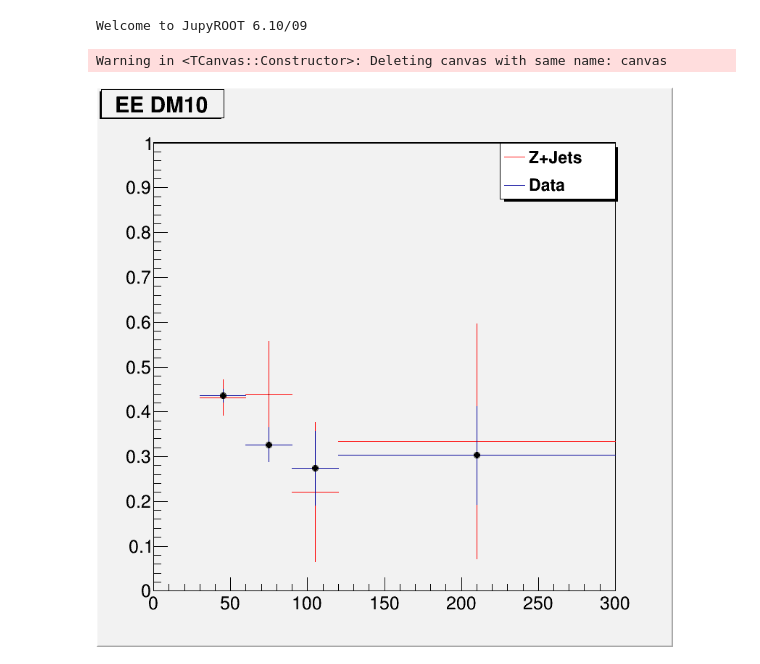
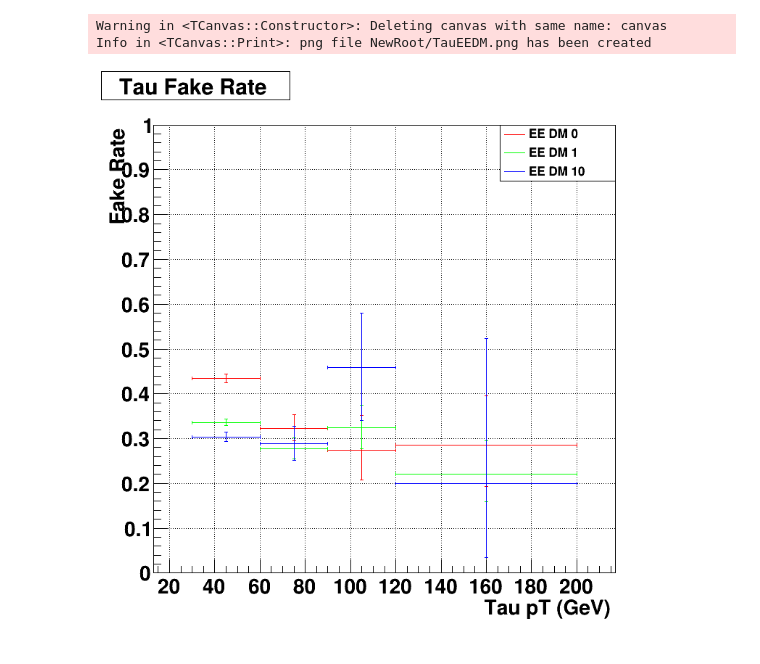
Before and after one commit to psiddire/UWHiggs, a Jupyter notebook: mmt/fakerate.ipynb, the cells around one changed output. Drawn from its saved outputs; the diff is of its cells as text; code cells hidden in the pictures.

```diff
--- a/mmt/fakerate.ipynb
+++ b/mmt/fakerate.ipynb
@@ -1,26 +1,52 @@
 # %%
 import os
 from sys import argv, stdout, stderr
-from ROOT import TCanvas, TLegend, gROOT, TFile
+from ROOT import TCanvas, TLegend, gROOT, TFile, gPad, TPad
 import sys
-gROOT.SetStyle("Default")
+gROOT.SetStyle("Plain")
 gROOT.SetBatch(True)
-# %% [output]
-Welcome to JupyROOT 6.10/09
 # %%
 canvas = TCanvas('canvas','canvas',800,800)
 legend = TLegend(0.7, 0.8, .9, .9)
-file = TFile('frEEDM0.root')
-hdy = file.Get('dyfakerate')
-hdy.SetTitle('EE DM10')
-hdy.SetLineColor(632)
-hdata = file.Get('fakerate')
-legend.AddEntry(hdy, 'Z+Jets', 'l')
-legend.AddEntry(hdata, 'Data', 'l')
-hdy.Draw()
-hdata.Draw('SAME')
+grid = TPad("grid", "", 0, 0, 1, 1)
+grid.Draw();
+grid.cd();
+grid.SetGrid();
+grid.SetFillStyle(4000)
+
+#file = TFile('NewRoot/frEEDM10.root')
+#hdy = file.Get('dyfakerate')
+#hdy.SetLineColor(632)
+#hdata = file.Get('fakerate')
+#legend.AddEntry(hdy, 'Z+Jets', 'l')
+#legend.AddEntry(hdata, 'Data', 'l')
+#hdy.Draw()
+#hdata.Draw('SAME')
+f0 = TFile('NewRoot/frEEDM0.root')
+f1 = TFile('NewRoot/frEEDM1.root')
+f10 = TFile('NewRoot/frEEDM10.root')
+h0 = f0.Get('fakerate')
+h1 = f1.Get('fakerate')
+h10 = f10.Get('fakerate')
+h0.SetLineColor(2)
+h1.SetLineColor(3)
+h10.SetLineColor(4)
+legend.AddEntry(h0, 'EE DM 0', 'l')
+legend.AddEntry(h1, 'EE DM 1', 'l')
+legend.AddEntry(h10, 'EE DM 10', 'l')
+h0.Draw()
+h1.Draw('SAME')
+h10.Draw('SAME')
+gPad.Update()
+graph = h0.GetPaintedGraph()
+h0.SetTitle("Tau Fake Rate;  Tau pT (GeV); Fake Rate")
+graph.SetMinimum(0)
+graph.SetMaximum(1.0)
+gPad.Update()
 legend.Draw()
 canvas.Draw()
+canvas.SaveAs('NewRoot/TauEEDM.png')
 # %% [output]
 Warning in <TCanvas::Constructor>: Deleting canvas with same name: canvas
+Info in <TCanvas::Print>: png file NewRoot/TauEEDM.png has been created
-[figure, old version]
+[figure, new version]
```
Also changed, not shown: 14 other files.
